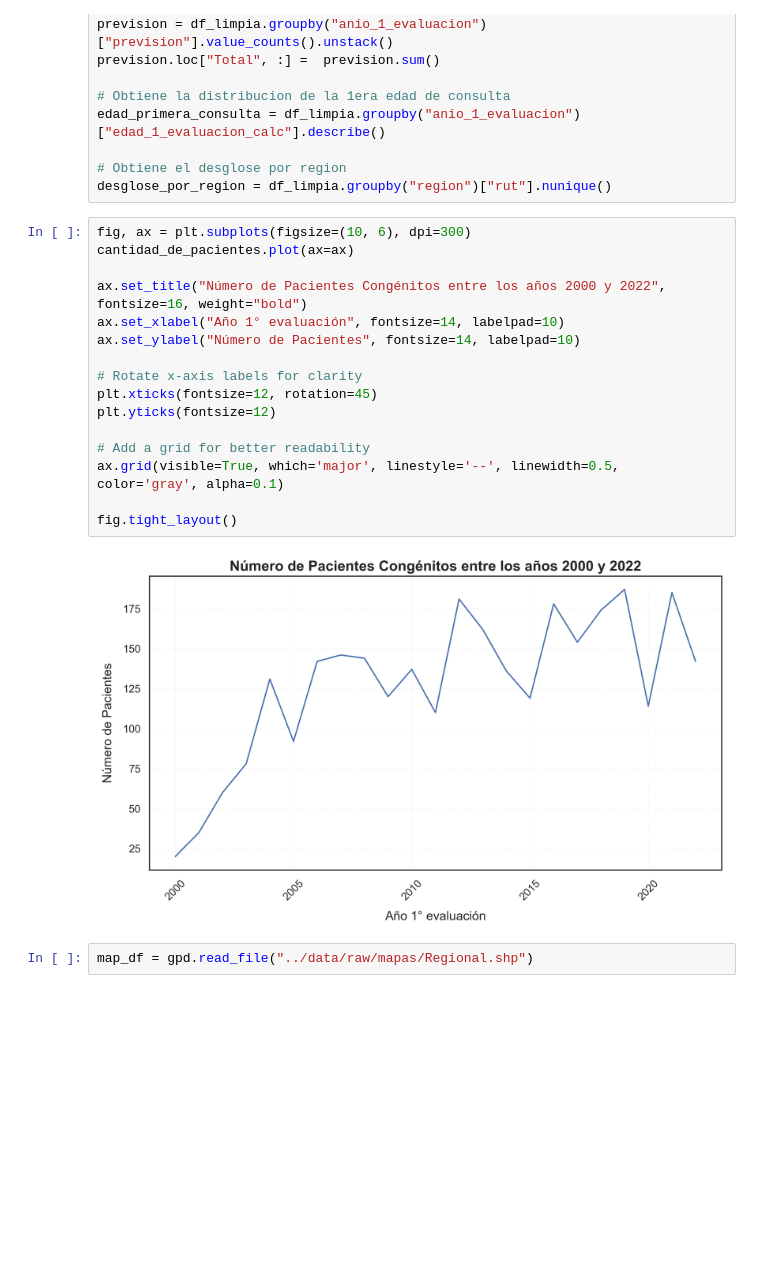
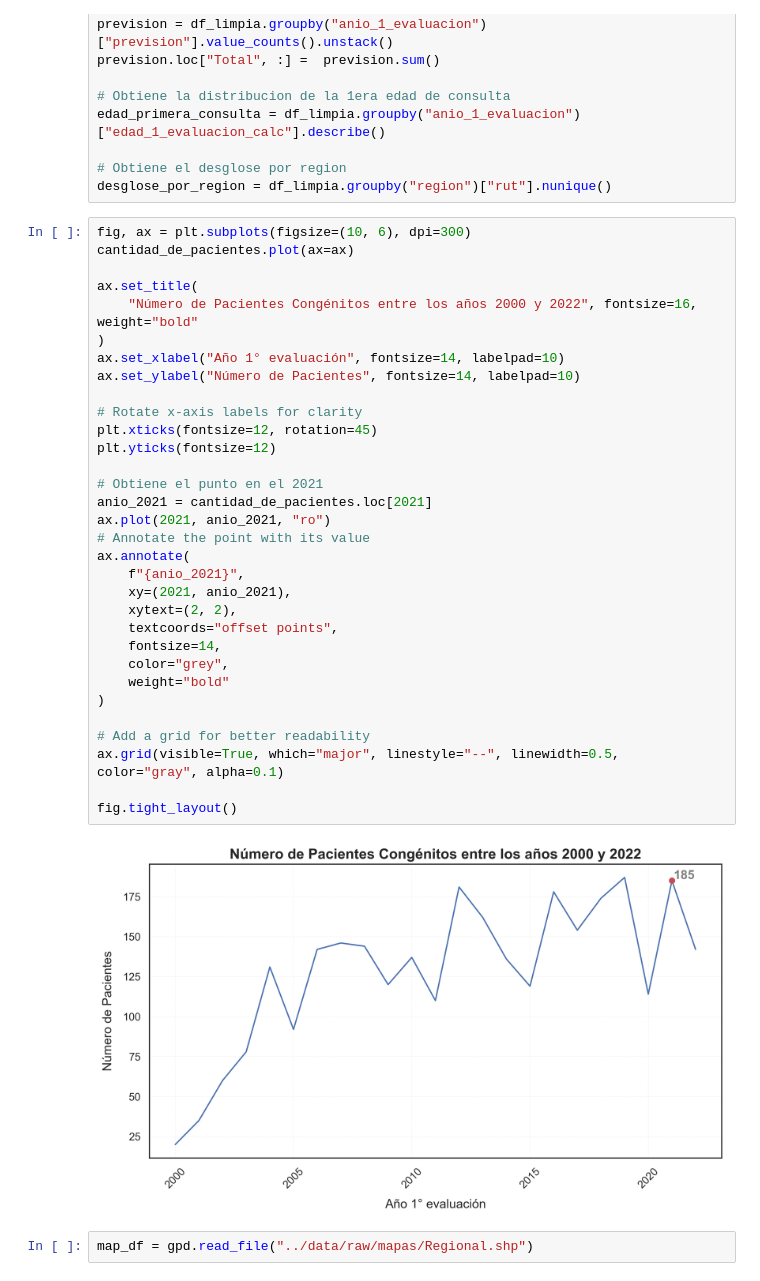
Before and after one commit to JavierRojas14/congenitas-ambulatorio, a Jupyter notebook: notebooks/test.ipynb, the cells around one changed output. Cells and saved outputs as stored; diff of their text form; blank space fills up the shorter version.

```diff
--- a/notebooks/test.ipynb
+++ b/notebooks/test.ipynb
@@ -86,21 +86,37 @@ desglose_por_region = df_limpia.groupby("region")["rut"].nunique()
 # %%
 fig, ax = plt.subplots(figsize=(10, 6), dpi=300)
 cantidad_de_pacientes.plot(ax=ax)
 
-ax.set_title("Número de Pacientes Congénitos entre los años 2000 y 2022", fontsize=16, weight="bold")
+ax.set_title(
+    "Número de Pacientes Congénitos entre los años 2000 y 2022", fontsize=16, weight="bold"
+)
 ax.set_xlabel("Año 1° evaluación", fontsize=14, labelpad=10)
 ax.set_ylabel("Número de Pacientes", fontsize=14, labelpad=10)
 
 # Rotate x-axis labels for clarity
 plt.xticks(fontsize=12, rotation=45)
 plt.yticks(fontsize=12)
 
+# Obtiene el punto en el 2021
+anio_2021 = cantidad_de_pacientes.loc[2021]
+ax.plot(2021, anio_2021, "ro")
+# Annotate the point with its value
+ax.annotate(
+    f"{anio_2021}",
+    xy=(2021, anio_2021),
+    xytext=(2, 2),
+    textcoords="offset points",
+    fontsize=14,
+    color="grey",
+    weight="bold"
+)
+
 # Add a grid for better readability
-ax.grid(visible=True, which='major', linestyle='--', linewidth=0.5, color='gray', alpha=0.1)
+ax.grid(visible=True, which="major", linestyle="--", linewidth=0.5, color="gray", alpha=0.1)
 
 fig.tight_layout()
 # %% [output]
-[figure, old version]
+[figure, new version]
 # %%
 map_df = gpd.read_file("../data/raw/mapas/Regional.shp")
 # %%
```
